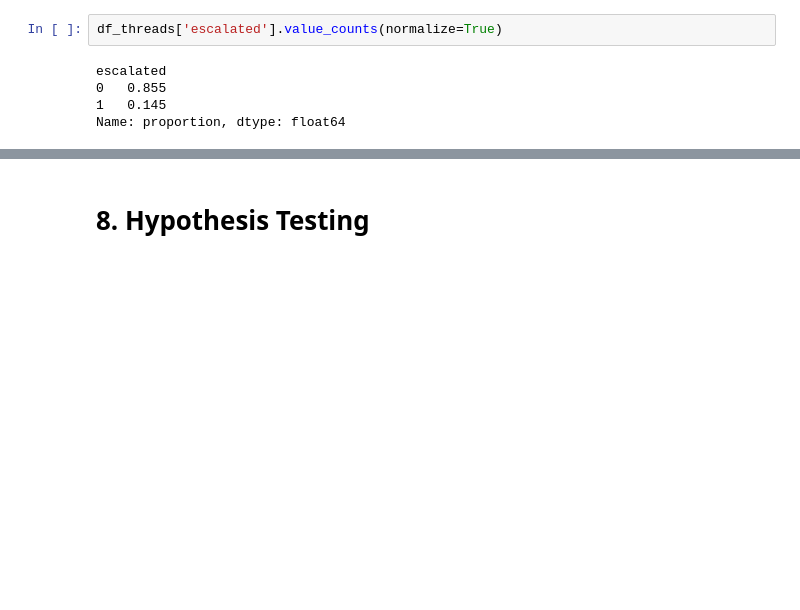
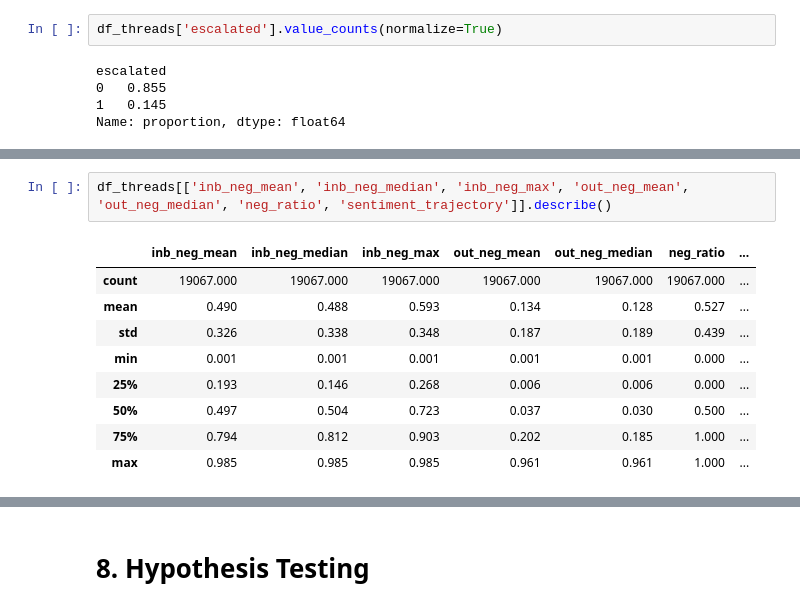
Before and after one commit to rudimentos/Social-Media_Machine-Learning_project, a Jupyter notebook: twcs_jyp.ipynb, the cells around one changed output, grey strips where cells are left out. Drawn from its saved outputs; the diff is of its cells as text; blank space fills up the shorter version.

```diff
--- a/twcs_jyp.ipynb
+++ b/twcs_jyp.ipynb
@@ -1189,0 +1234,12 @@ Name: proportion, dtype: float64
+# %%
+df_threads[['inb_neg_mean', 'inb_neg_median', 'inb_neg_max', 'out_neg_mean', 'out_neg_median', 'neg_ratio', 'sentiment_trajectory']].describe()
+# %% [output]
+|  | inb_neg_mean | inb_neg_median | inb_neg_max | out_neg_mean | out_neg_median | neg_ratio | ... |
+| count | 19067.000 | 19067.000 | 19067.000 | 19067.000 | 19067.000 | 19067.000 | ... |
+| mean | 0.490 | 0.488 | 0.593 | 0.134 | 0.128 | 0.527 | ... |
+| std | 0.326 | 0.338 | 0.348 | 0.187 | 0.189 | 0.439 | ... |
+| min | 0.001 | 0.001 | 0.001 | 0.001 | 0.001 | 0.000 | ... |
+| 25% | 0.193 | 0.146 | 0.268 | 0.006 | 0.006 | 0.000 | ... |
+| 50% | 0.497 | 0.504 | 0.723 | 0.037 | 0.030 | 0.500 | ... |
+| 75% | 0.794 | 0.812 | 0.903 | 0.202 | 0.185 | 1.000 | ... |
+| max | 0.985 | 0.985 | 0.985 | 0.961 | 0.961 | 1.000 | ... |
```
Also changed, not shown: parts of 7 cells of this notebook.
